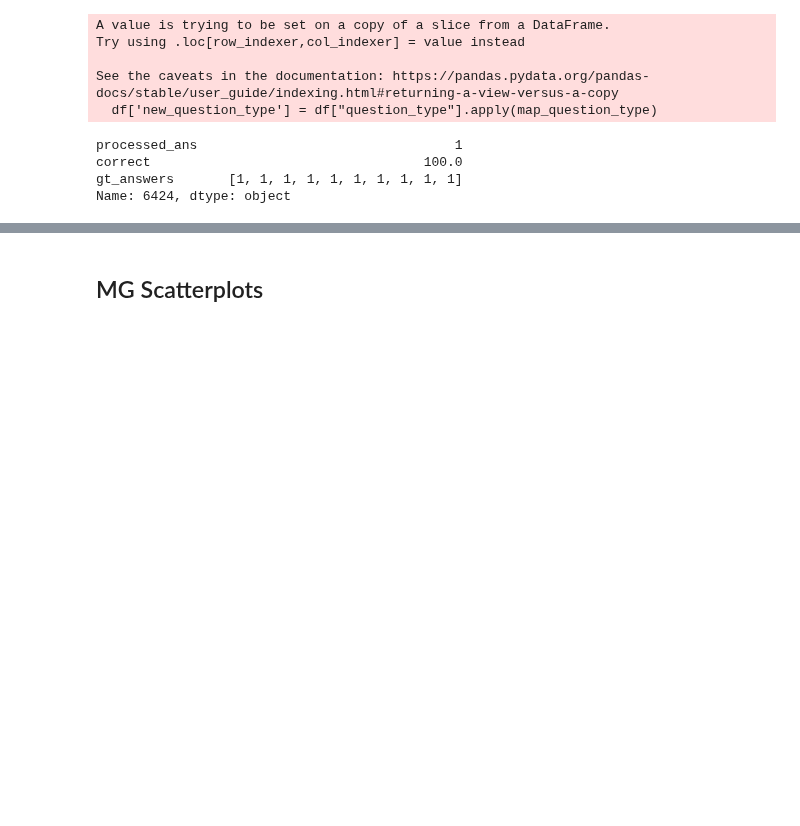
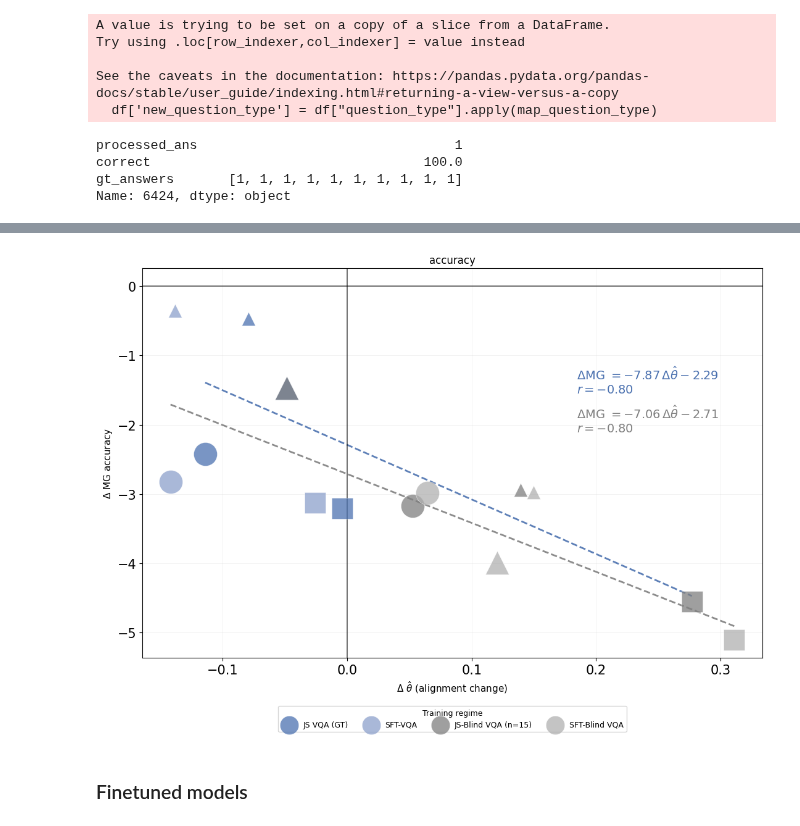
Before and after one commit to unolop/HPA, a Jupyter notebook: evaluation/analysis/correlations.ipynb, the cells around one changed output, grey strips where cells are left out. Drawn from its saved outputs; the diff is of its cells as text; code cells hidden in the pictures; blank space fills up the shorter version.

```diff
--- a/evaluation/analysis/correlations.ipynb
+++ b/evaluation/analysis/correlations.ipynb
@@ -282,2 +568,40 @@ UFuncTypeError: ufunc 'subtract' did not contain a loop with signature matching
+# %%
+from scipy import stats
+
+x_col = "theta_hat"
+y_col = "MG_acc"
+delta_df = get_delta_df(pcorr)
+regression_stats = {}
+
+EQ_POS = {
+    "JS":  (0.7, 0.75),
+    "SFT": (0.7, 0.65),
+}
+for regime, labels in REGIME_GROUPS.items():
+    data = delta_df[delta_df["finetuned"].isin(labels)]
+    if len(data) < 3:
+        continue
+
+    x = data["delta_theta"].to_numpy()
+    y = data["delta_mg"].to_numpy()
+
+    slope, intercept, r_val, _, _ = stats.linregress(x, y)
+    rho, _ = stats.spearmanr(x, y)
+
+    regression_stats[regime] = {
+        "slope": slope,
+        "intercept": intercept,
+        "r": r_val,
+        "rho": rho,
+    }
+
+scatterplot_delta_alignment_vs_mg(
+    delta_df,
+    title = 'accuracy',
+    colors= regime_colors,          # keyed by finetuned regime
+    markers= family_markers ,
+    figsize=(11,8) )
+# %% [output]
+[figure, added]
 # %%
 
@@ -294,9 +611,9 @@ self.pcorr = pd.merge(acc_corr, sim_corr, on =['model'])
-# %% [markdown]
-## MG Scatterplots
 # %%
 
 if isinstance(mg_df.columns, pd.MultiIndex):
     mg_df.columns = ['_'.join(str(c) for c in col if c != '') for col in mg_df.columns.values]
+# %% [markdown]
+### Finetuned models
 # %%
 
 pcorr = pd.merge(acc_corr, sim_corr, on =['model'])
```
Also changed, not shown: parts of 24 cells of this notebook, 10 other files.
